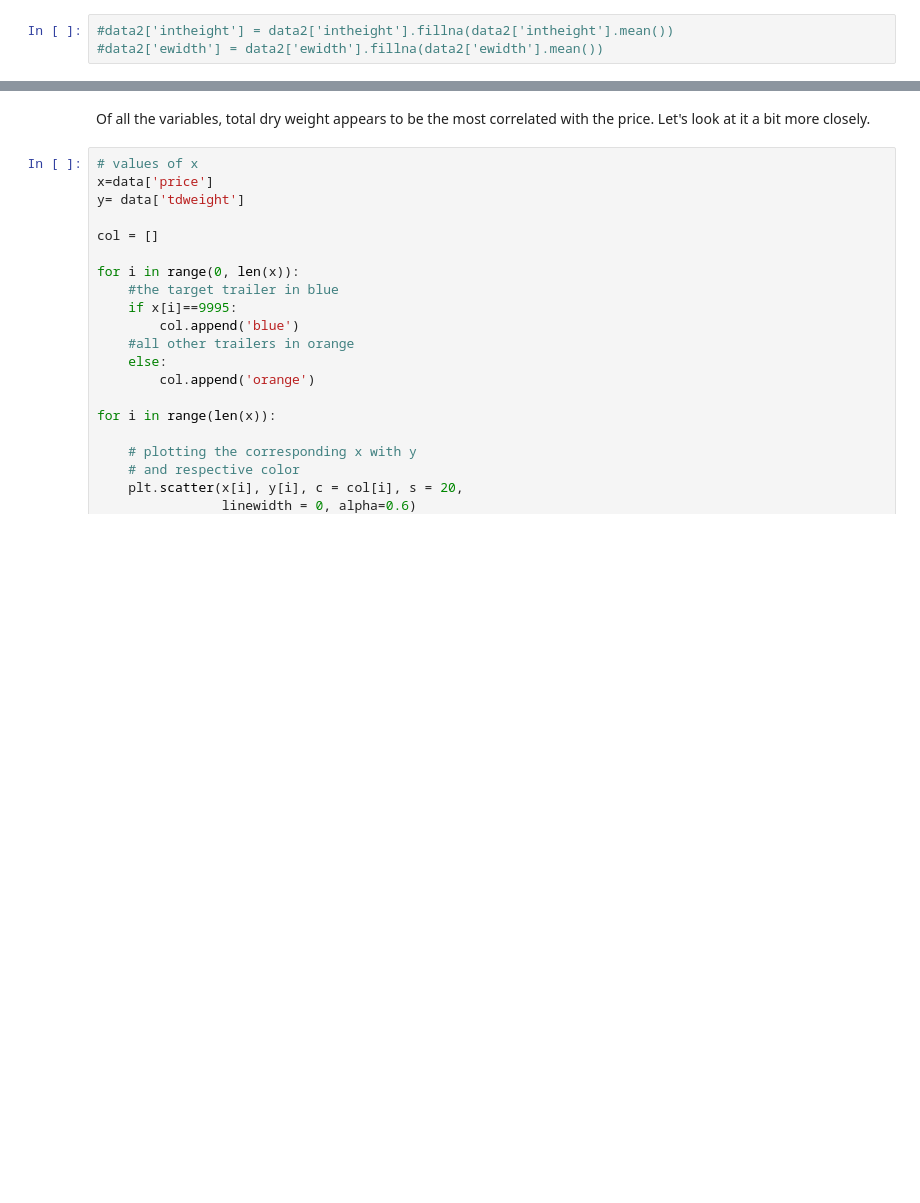
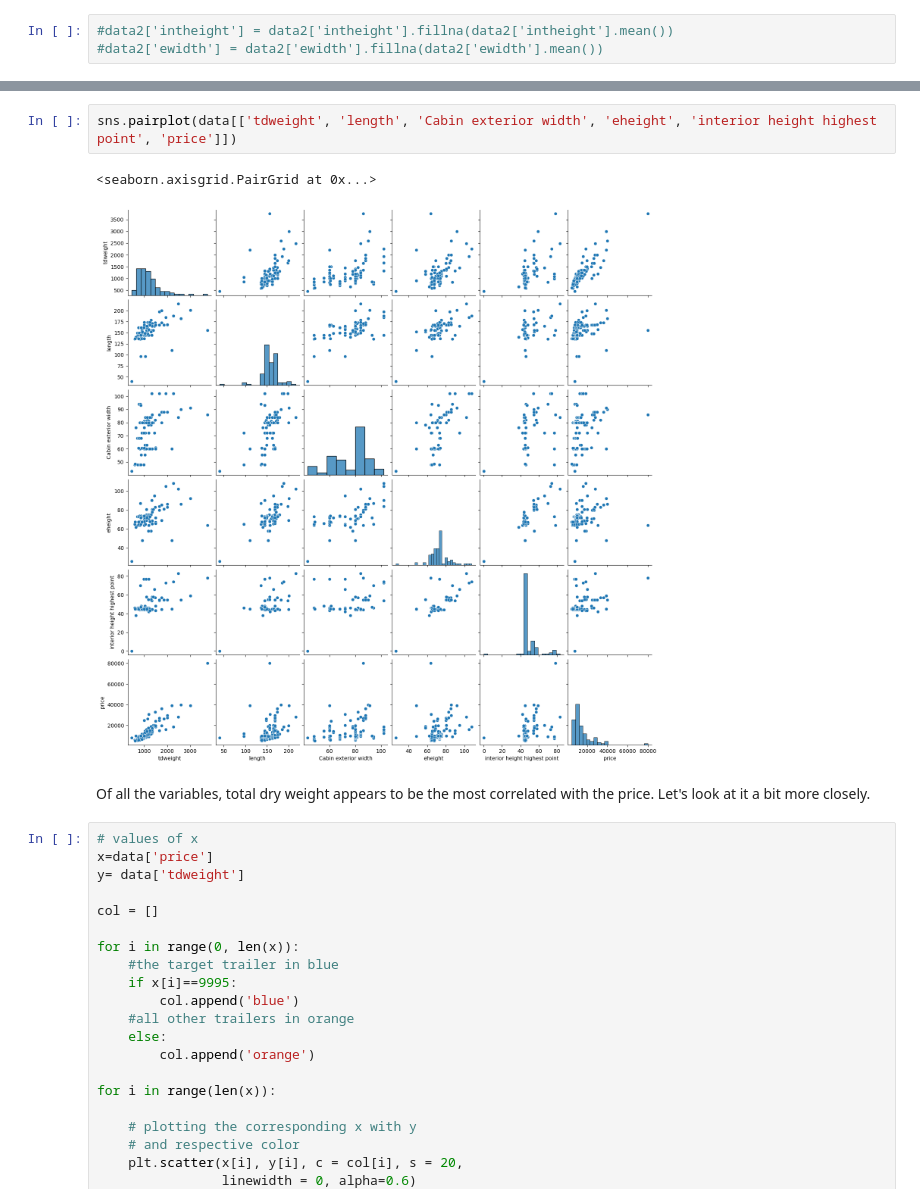
Before and after one commit to blue-quark/trailer_price_regression, a Jupyter notebook: trailer-price-regression.ipynb, the cells around one changed output, grey strips where cells are left out. Cells and saved outputs as stored; diff of their text form; blank space fills up the shorter version.

Commit message:
Kaggle Notebook | Trailer Price Regression | Version 21

```diff
--- a/trailer-price-regression.ipynb
+++ b/trailer-price-regression.ipynb
@@ -147,3 +131,8 @@ sns.pairplot(data)
+# %%
+sns.pairplot(data[['tdweight', 'length', 'Cabin exterior width', 'eheight', 'interior height highest point', 'price']])
+# %% [output]
+<seaborn.axisgrid.PairGrid at 0x...>
+[figure, added]
 # %% [markdown]
 Of all the variables, total dry weight appears to be the most correlated with the price. Let's look at it a bit more closely.
 # %%
```
Also changed, not shown: parts of 9 cells of this notebook.
